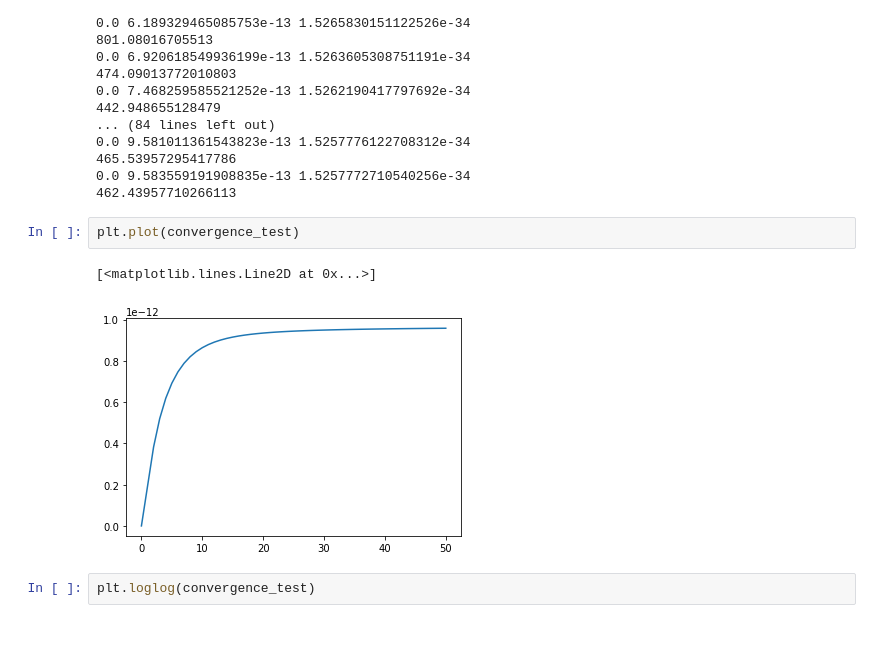
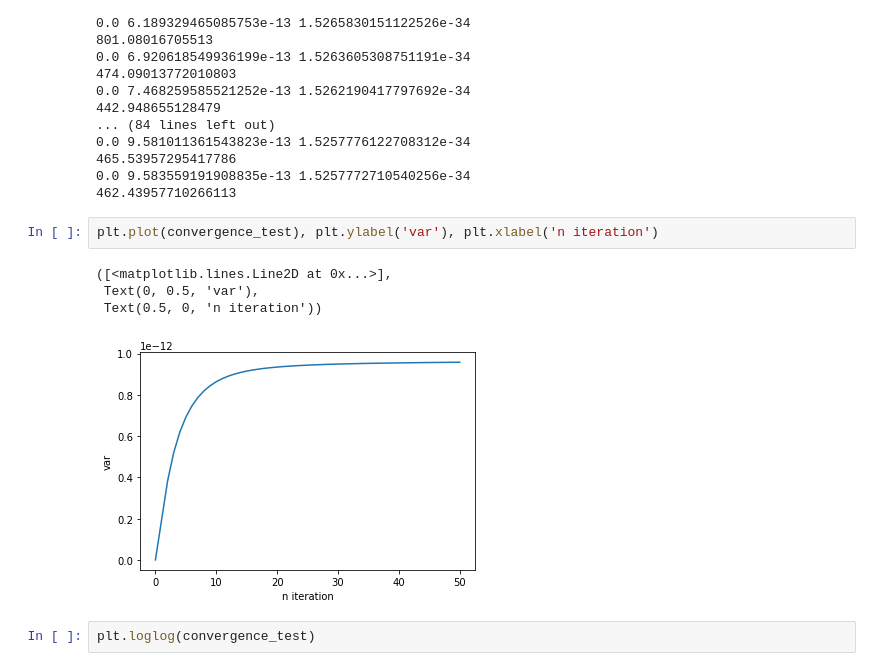
Before and after one commit to NiallJeffrey/wiener_sphere, a Jupyter notebook: wiener_implementation_method2.ipynb, the cells around one changed output. Cells and saved outputs as stored; diff of their text form; blank space fills up the shorter version.

```diff
--- a/wiener_implementation_method2.ipynb
+++ b/wiener_implementation_method2.ipynb
@@ -156,10 +156,12 @@ for i in range(n_iter):
 0.0 9.583559191908835e-13 1.5257772710540256e-34
 462.43957710266113
 # %%
-plt.plot(convergence_test)
+plt.plot(convergence_test), plt.ylabel('var'), plt.xlabel('n iteration')
 # %% [output]
-[<matplotlib.lines.Line2D at 0x...>]
+([<matplotlib.lines.Line2D at 0x...>],
+ Text(0, 0.5, 'var'),
+ Text(0.5, 0, 'n iteration'))
-[figure, old version]
+[figure, new version]
 # %%
 plt.loglog(convergence_test)
 # %% [output]
```
